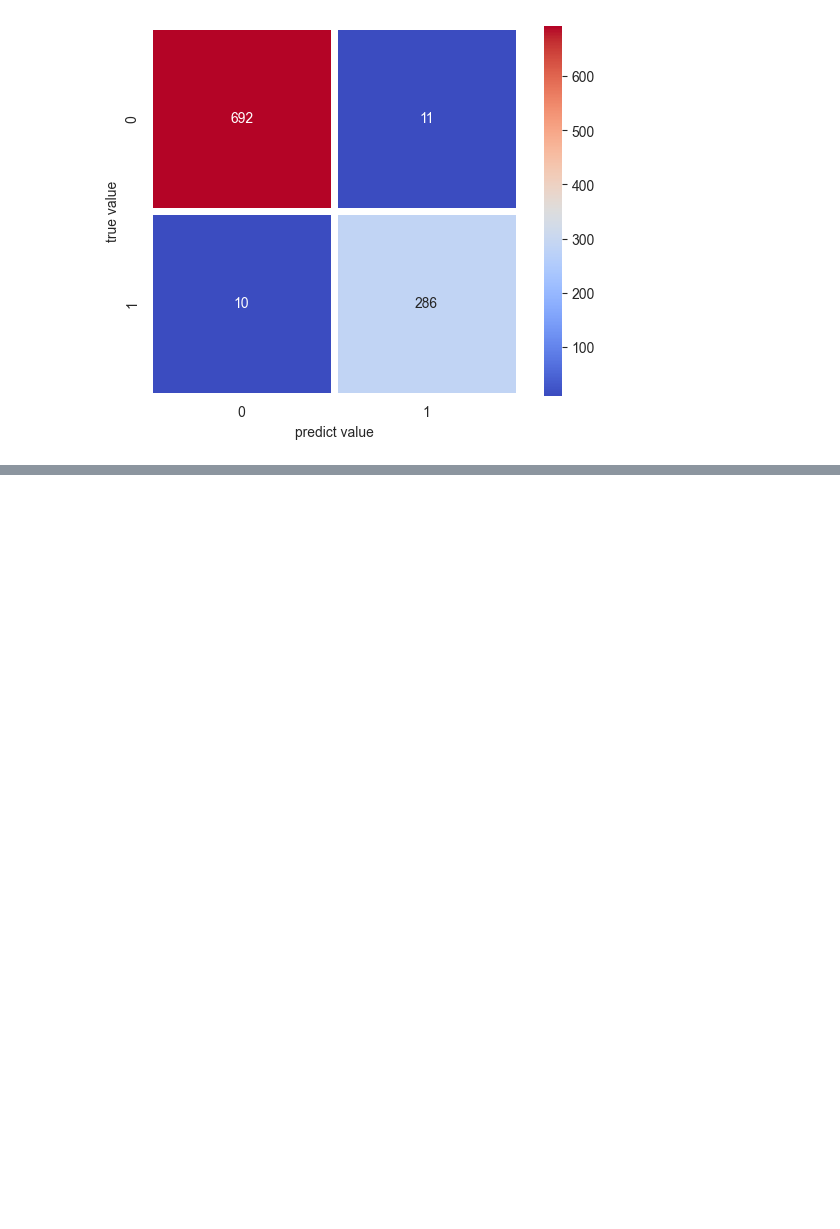
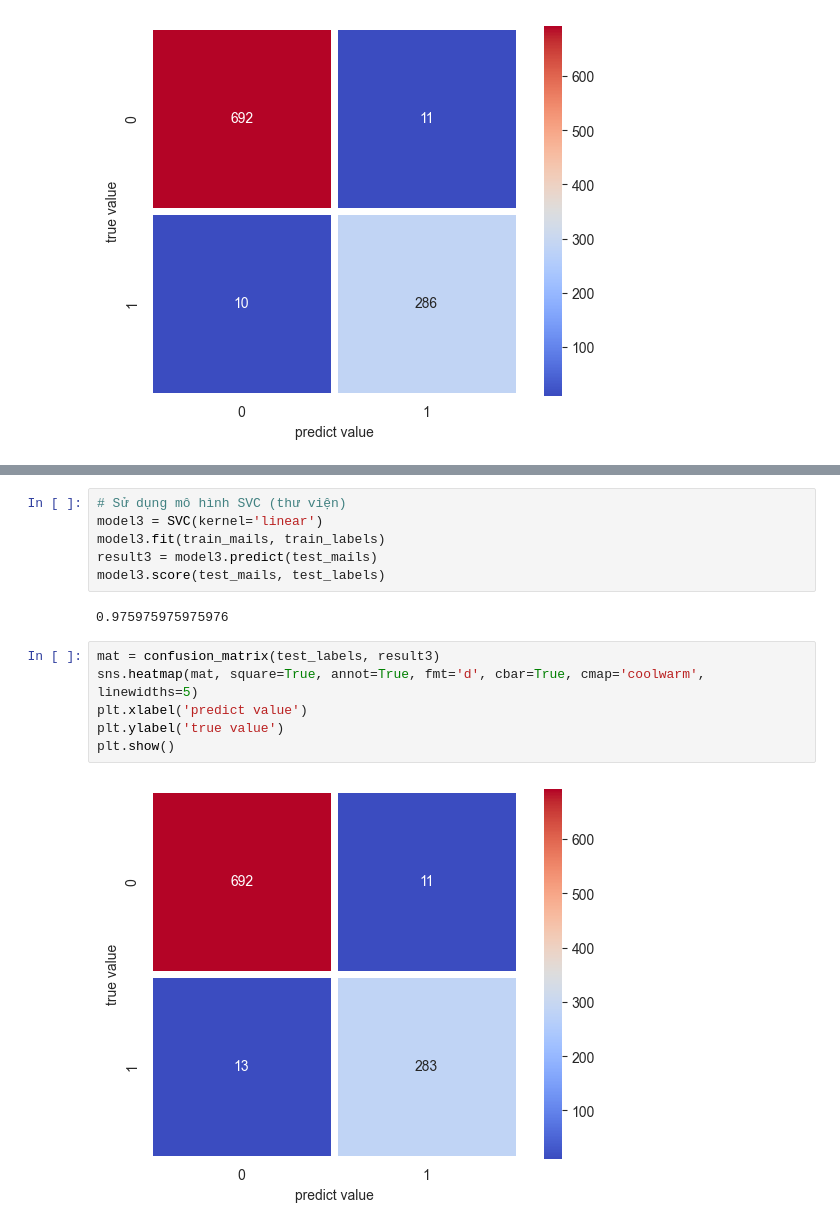
Before and after one commit to nguyenbatuan02/SpamEmail-ML, a Jupyter notebook: Naive Bayes Spam Email.ipynb, the cells around one changed output, grey strips where cells are left out. Cells and saved outputs as stored; diff of their text form; blank space fills up the shorter version.

```diff
--- a/Naive Bayes Spam Email.ipynb
+++ b/Naive Bayes Spam Email.ipynb
@@ -271,0 +289,16 @@ plt.show()
+# %%
+# Sử dụng mô hình SVC (thư viện)
+model3 = SVC(kernel='linear')
+model3.fit(train_mails, train_labels)
+result3 = model3.predict(test_mails)
+model3.score(test_mails, test_labels)
+# %% [output]
+0.975975975975976
+# %%
+mat = confusion_matrix(test_labels, result3)
+sns.heatmap(mat, square=True, annot=True, fmt='d', cbar=True, cmap='coolwarm', linewidths=5)
+plt.xlabel('predict value')
+plt.ylabel('true value')
+plt.show()
+# %% [output]
+[figure, added]
```
Also changed, not shown: parts of 11 cells of this notebook.
